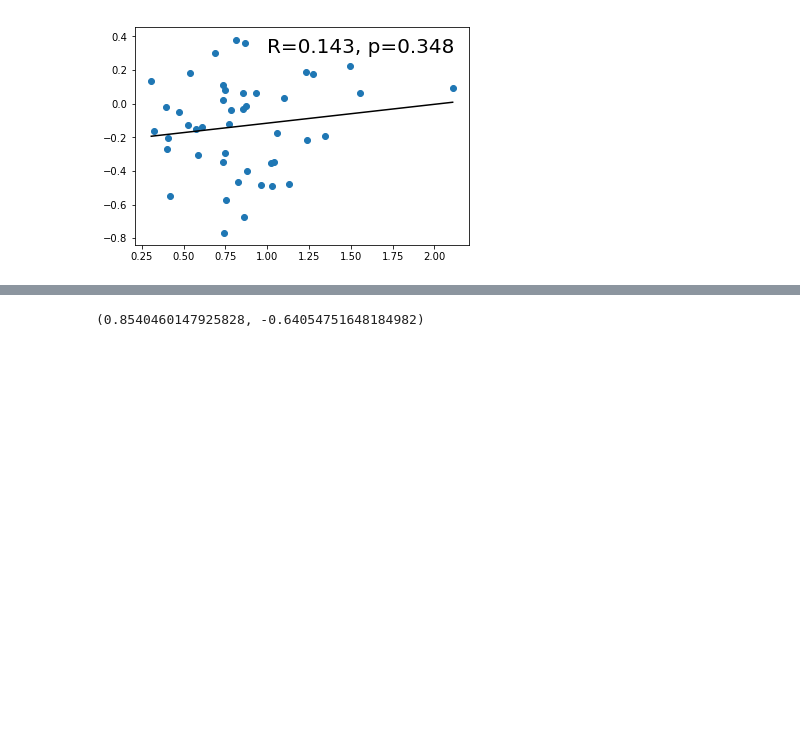
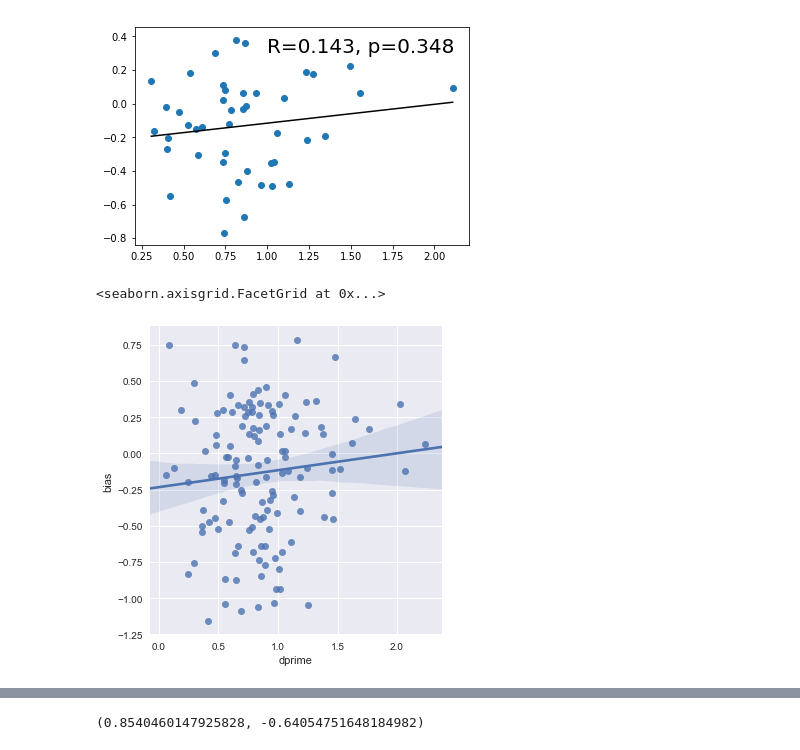
Before and after one commit to huijbers/fMRI_2nd_level_in_python, a Jupyter notebook: behavioral_analysis_cuedMEM.ipynb, the cells around one changed output, grey strips where cells are left out. Drawn from its saved outputs; the diff is of its cells as text; code cells hidden in the pictures; blank space fills up the shorter version.

Commit message:
added Seaborn

```diff
--- a/behavioral_analysis_cuedMEM.ipynb
+++ b/behavioral_analysis_cuedMEM.ipynb
@@ -46,3 +30,8 @@ plt.text(1, 0.3, 'R=%.3f, p=%.3f'%(r,pvalue), fontsize=20,color='black')
 plt.show()
 # %% [output]
 [figure]
+# %%
+seaborn.lmplot(x='dprime', y='bias', data=data_behav)
+# %% [output]
+<seaborn.axisgrid.FacetGrid at 0x...>
+[figure, added]
```
Also changed, not shown: parts of 3 cells of this notebook, 1 other file.
